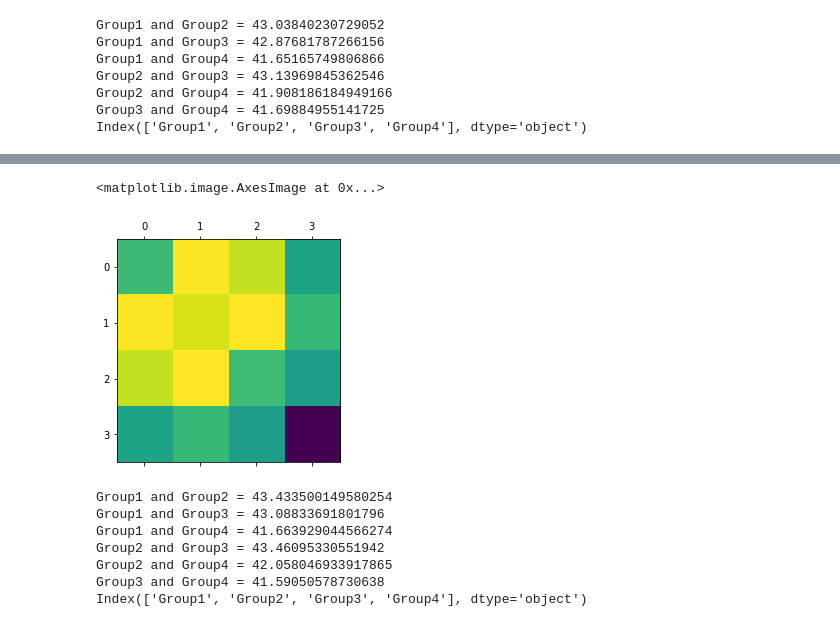
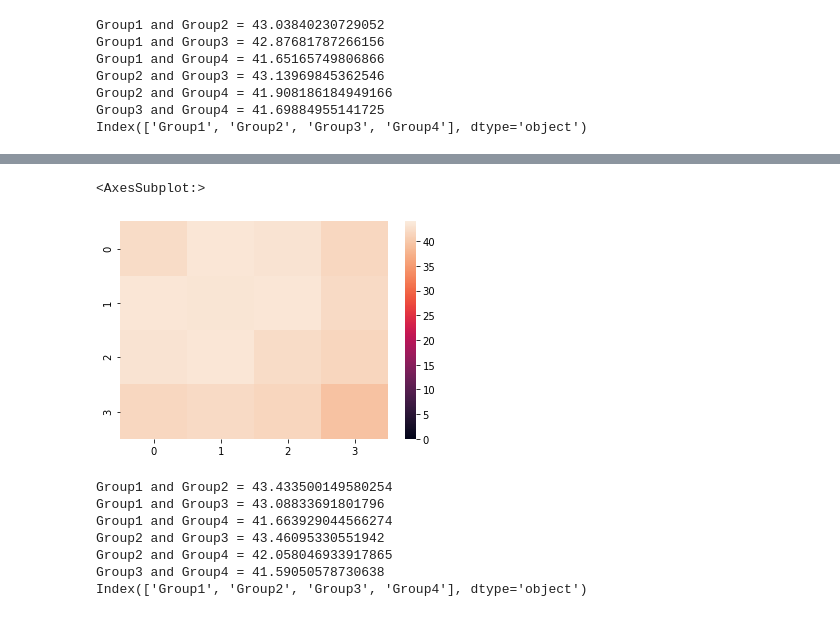
Before and after one commit to lewinsohndp/scSHARP, a Jupyter notebook: cluster_similarities.ipynb, the cells around one changed output, grey strips where cells are left out. Saved outputs shown, nothing was run; the diff lists cells and outputs as text; code cells hidden in the pictures.

```diff
--- a/cluster_similarities.ipynb
+++ b/cluster_similarities.ipynb
@@ -118,7 +128,8 @@ Group3 and Group4 = 41.69884955141725
 Index(['Group1', 'Group2', 'Group3', 'Group4'], dtype='object')
 # %%
 mat = compare_cell_clusters("/home/groups/ConradLab/daniel/sharp_data/sharp_sims_test/splat_0.8_de_rq/", 'query_counts.csv', 'query_meta.csv', "Group")
-plt.matshow(mat)
+print(mat)
+sns.heatmap(mat, vmin=0, vmax=44)
 # %% [output]
 998
 (998, 500)
@@ -136,5 +151,5 @@ Index(['Group1', 'Group2', 'Group3', 'Group4'], dtype='object')
-<matplotlib.image.AxesImage at 0x...>
+<AxesSubplot:>
-[figure, old version]
+[figure, new version]
 # %%
 X, real_y = compare_cell_clusters("/home/groups/ConradLab/daniel/sharp_data/sharp_sims_test/splat_0.8_de_rq/", 'query_counts.csv', 'query_meta.csv', "Group")
 # %% [output]
```
Also changed, not shown: parts of 5 cells of this notebook, 5 other files.
